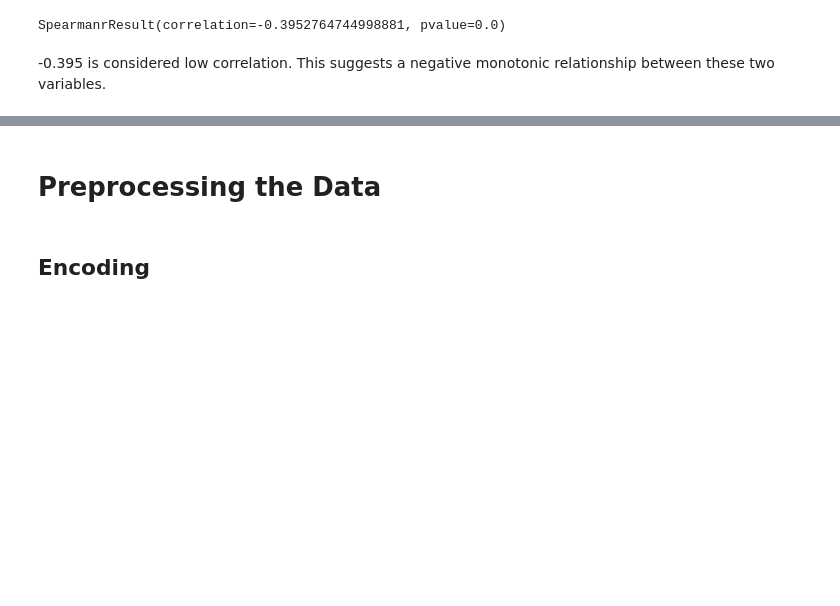
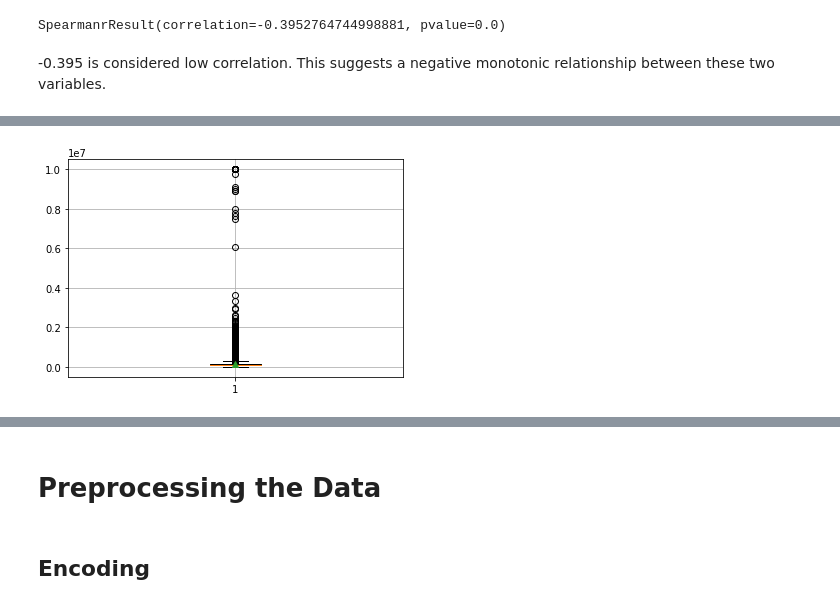
Before and after one commit to jaredap1995/UCB_project_4, a Jupyter notebook: regression_btt.ipynb, the cells around one changed output, grey strips where cells are left out. Drawn from its saved outputs; the diff is of its cells as text; code cells hidden in the pictures; blank space fills up the shorter version.

```diff
--- a/regression_btt.ipynb
+++ b/regression_btt.ipynb
@@ -116,0 +139,7 @@ SpearmanrResult(correlation=-0.3952764744998881, pvalue=0.0)
+# %%
+# Plot boxplot for odometer
+plt.boxplot(test_df['odometer'], showmeans=True)
+plt.grid()
+plt.show()
+# %% [output]
+[figure, added]
```
Also changed, not shown: parts of 21 cells of this notebook.
